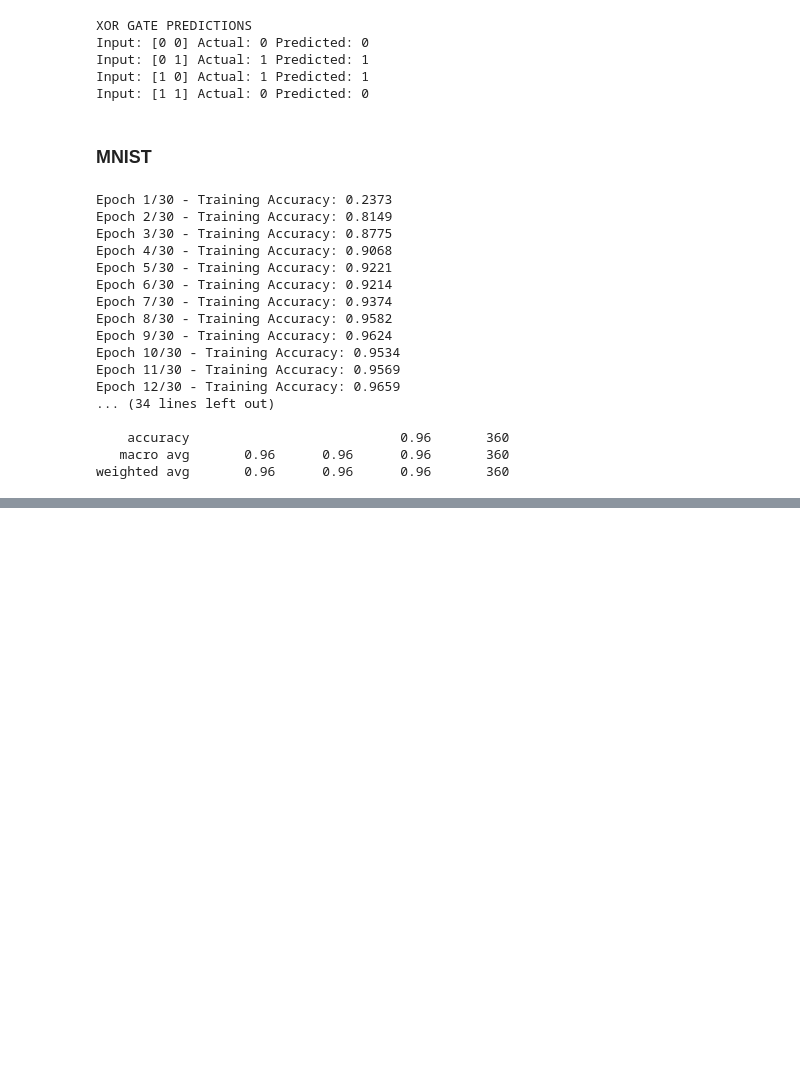
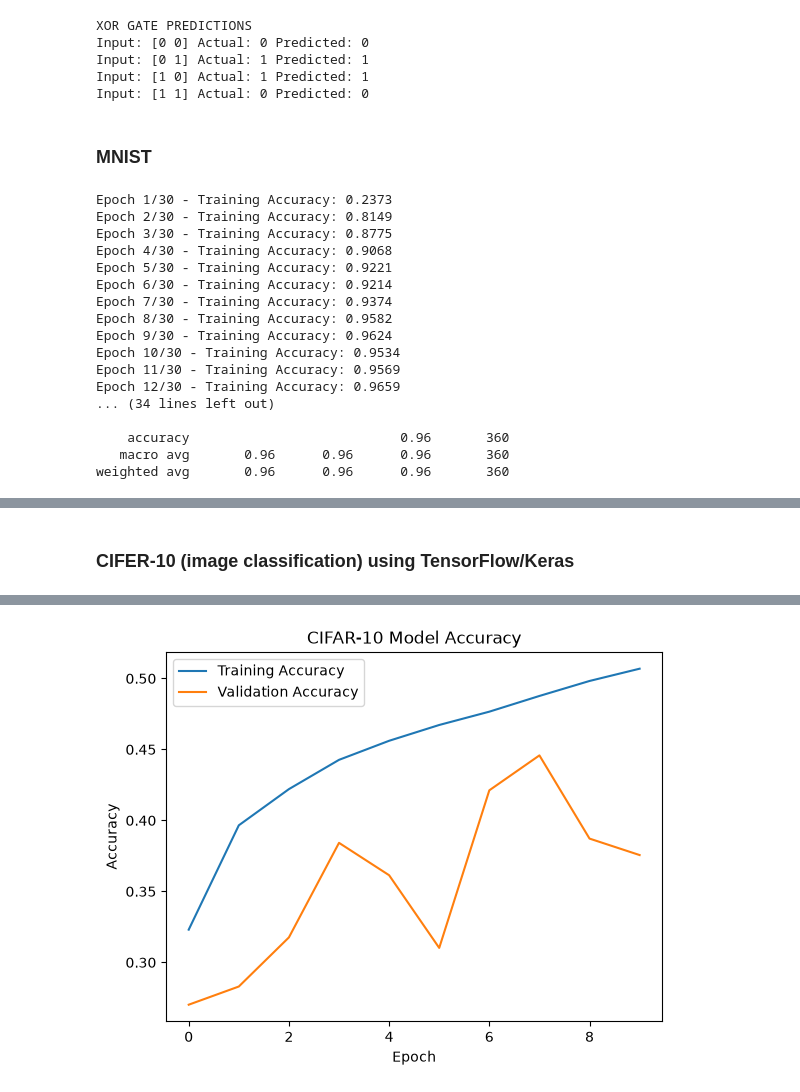
Before and after one commit to mozamjs/University, a Jupyter notebook: 6th_semester/ANN/4th_assignment/model.ipynb, the cells around one changed output, grey strips where cells are left out. Drawn from its saved outputs; the diff is of its cells as text; code cells hidden in the pictures; blank space fills up the shorter version.

```diff
--- a/6th_semester/ANN/4th_assignment/model.ipynb
+++ b/6th_semester/ANN/4th_assignment/model.ipynb
@@ -304,0 +402,72 @@ weighted avg       0.96      0.96      0.96       360
+# %% [markdown]
+### CIFER-10 (image classification) using TensorFlow/Keras
+# %%
+import numpy as np
+import matplotlib.pyplot as plt
+
+from sklearn.metrics import classification_report
+
+import tensorflow as tf
+from tensorflow.keras.datasets import cifar10
+from tensorflow.keras.models import Sequential
+from tensorflow.keras.layers import Dense, Flatten, Input
+from tensorflow.keras.utils import to_categorical
+
+# Load CIFAR-10 dataset
+(X_train, y_train), (X_test, y_test) = cifar10.load_data()
+
+# Normalize image values
+X_train = X_train.astype("float32") / 255.0
+X_test = X_test.astype("float32") / 255.0
+
+# Convert labels into one-hot encoding
+y_train = to_categorical(y_train, 10)
+y_test = to_categorical(y_test, 10)
+
+# Create neural network
+model = Sequential([
+    Input(shape=(32, 32, 3)),
+    Flatten(),
+    Dense(1024, activation="relu"),
+    Dense(512, activation="relu"),
+    Dense(10, activation="softmax")
+])
+
+# Compile model
+model.compile(
+    optimizer=tf.keras.optimizers.SGD(learning_rate=0.01),
+    loss="categorical_crossentropy",
+    metrics=["accuracy"]
+)
+
+# Train model
+history = model.fit(
+    X_train, y_train,
+    epochs=10,
+    batch_size=64,
+    validation_split=0.1
+)
+
+# Evaluate model
+loss, accuracy = model.evaluate(X_test, y_test)
+
+print("\nCIFAR-10 Test Accuracy:", accuracy)
+
+# Predictions
+predictions = model.predict(X_test)
+predicted_labels = np.argmax(predictions, axis=1)
+actual_labels = np.argmax(y_test, axis=1)
+
+print("\nClassification Report:")
+print(classification_report(actual_labels, predicted_labels))
+
+# Plot accuracy
+plt.plot(history.history["accuracy"], label="Training Accuracy")
+plt.plot(history.history["val_accuracy"], label="Validation Accuracy")
+
+plt.title("CIFAR-10 Model Accuracy")
+plt.xlabel("Epoch")
+plt.ylabel("Accuracy")
+plt.legend()
+plt.show()
+# %% [output]
@@ -304,0 +491 @@ weighted avg       0.96      0.96      0.96       360
+[figure, added]
```
Also changed, not shown: parts of 9 cells of this notebook, 2 other files.
